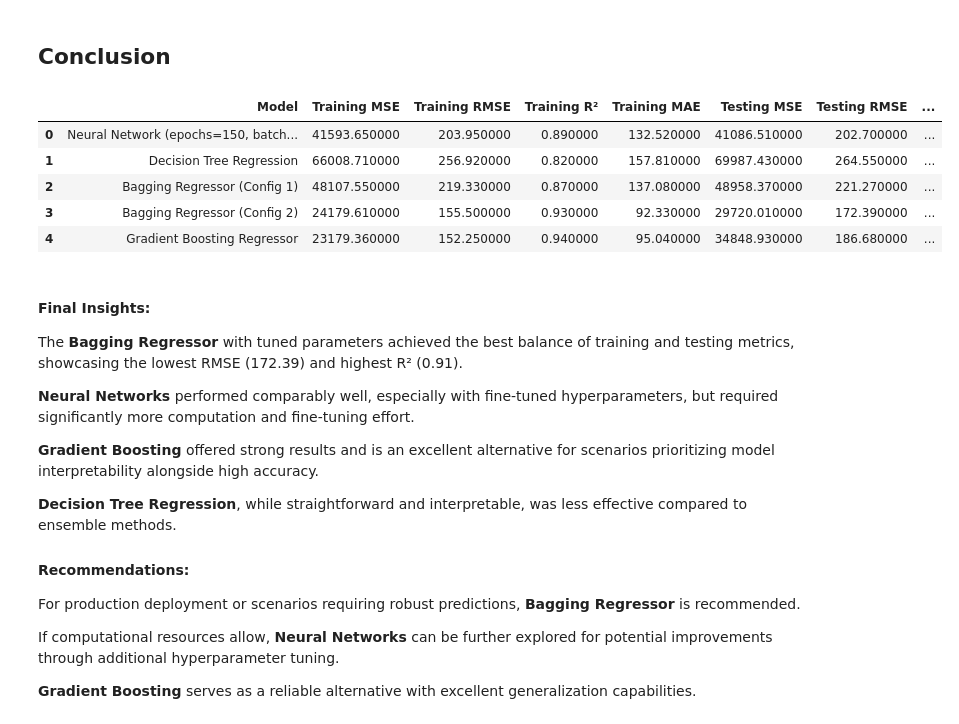
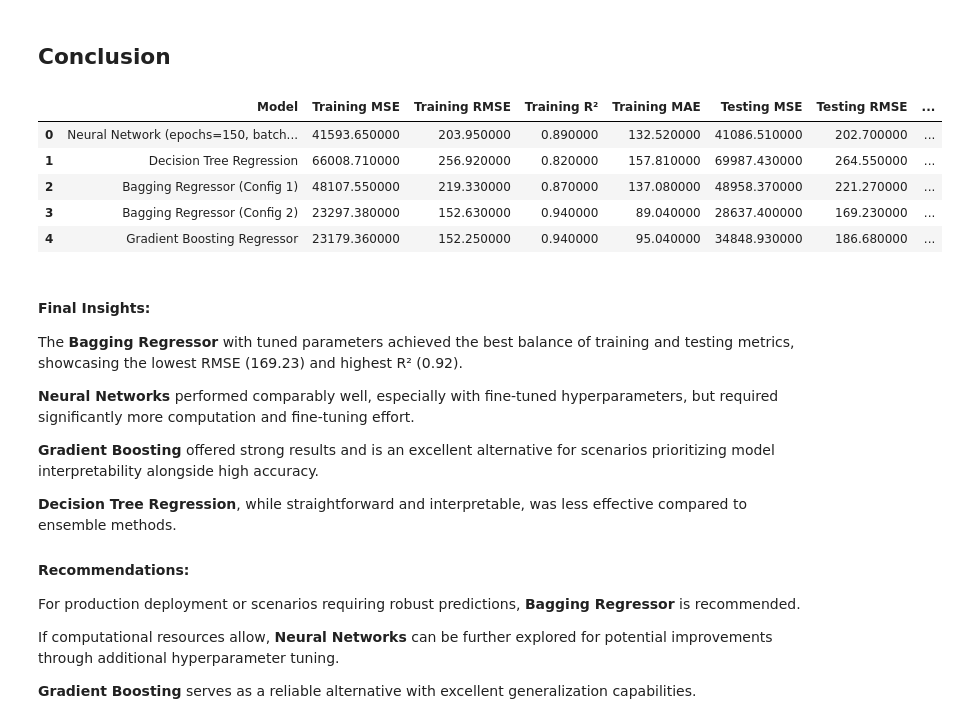
Before and after one commit to shokoufehnaseri/new_ML2_regression-, a Jupyter notebook: regression_vs.ipynb, the cells around one changed output. Cells and saved outputs as stored; diff of their text form; code cells hidden in the pictures.

```diff
--- a/regression_vs.ipynb
+++ b/regression_vs.ipynb
@@ -1519,46 +1519,46 @@ import pandas as pd
 data = {
     "Model": [
         "Neural Network (epochs=150, batch_size=32, lr=0.01)",
         "Decision Tree Regression",
         "Bagging Regressor (Config 1)",
         "Bagging Regressor (Config 2)",
         "Gradient Boosting Regressor"
     ],
-    "Training MSE": [41593.65, 66008.71, 48107.55, 24179.61, 23179.36],
-    "Training RMSE": [203.95, 256.92, 219.33, 155.50, 152.25],
-    "Training R²": [0.89, 0.82, 0.87, 0.93, 0.94],
-    "Training MAE": [132.52, 157.81, 137.08, 92.33, 95.04],
-    "Testing MSE": [41086.51, 69987.43, 48958.37, 29720.01, 34848.93],
-    "Testing RMSE": [202.70, 264.55, 221.27, 172.39, 186.68],
-    "Testing R²": [0.88, 0.80, 0.86, 0.91, 0.90],
-    "Testing MAE": [132.96, 164.00, 141.04, 105.60, 117.14]
+    "Training MSE": [41593.65, 66008.71, 48107.55, 23297.38, 23179.36],
+    "Training RMSE": [203.95, 256.92, 219.33, 152.63, 152.25],
+    "Training R²": [0.89, 0.82, 0.87, 0.94, 0.94],
+    "Training MAE": [132.52, 157.81, 137.08, 89.04, 95.04],
+    "Testing MSE": [41086.51, 69987.43, 48958.37, 28637.40, 34848.93],
+    "Testing RMSE": [202.70, 264.55, 221.27, 169.23, 186.68],
+    "Testing R²": [0.88, 0.80, 0.86, 0.92, 0.90],
+    "Testing MAE": [132.96, 164.00, 141.04, 103.65, 117.14]
 }
 
 # Create a DataFrame
 df = pd.DataFrame(data)
 
 # Highlight the best model row in purple
 def highlight_best(row):
     if row.name == df["Testing R²"].idxmax():  # Highlight the row with the best Testing R²
         return ['background-color: purple; color: white'] * len(row)
     else:
         return [''] * len(row)
 
 # Apply the highlighting
 styled_df = df.style.apply(highlight_best, axis=1)
 
 # Display the styled DataFrame
 styled_df
 # %% [output]
 |  | Model | Training MSE | Training RMSE | Training R² | Training MAE | Testing MSE | Testing RMSE | ... |
 | 0 | Neural Network (epochs=150, batch... | 41593.650000 | 203.950000 | 0.890000 | 132.520000 | 41086.510000 | 202.700000 | ... |
 | 1 | Decision Tree Regression | 66008.710000 | 256.920000 | 0.820000 | 157.810000 | 69987.430000 | 264.550000 | ... |
 | 2 | Bagging Regressor (Config 1) | 48107.550000 | 219.330000 | 0.870000 | 137.080000 | 48958.370000 | 221.270000 | ... |
-| 3 | Bagging Regressor (Config 2) | 24179.610000 | 155.500000 | 0.930000 | 92.330000 | 29720.010000 | 172.390000 | ... |
+| 3 | Bagging Regressor (Config 2) | 23297.380000 | 152.630000 | 0.940000 | 89.040000 | 28637.400000 | 169.230000 | ... |
 | 4 | Gradient Boosting Regressor | 23179.360000 | 152.250000 | 0.940000 | 95.040000 | 34848.930000 | 186.680000 | ... |
 # %% [markdown]
 #### **Final Insights:**
-The **Bagging Regressor** with tuned parameters achieved the best balance of training and testing metrics, showcasing the lowest RMSE (172.39) and highest R² (0.91).
+The **Bagging Regressor** with tuned parameters achieved the best balance of training and testing metrics, showcasing the lowest RMSE (169.23) and highest R² (0.92).
 
 **Neural Networks** performed comparably well, especially with fine-tuned hyperparameters, but required significantly more computation and fine-tuning effort.
 
```
Also changed, not shown: parts of 1 cell of this notebook.
